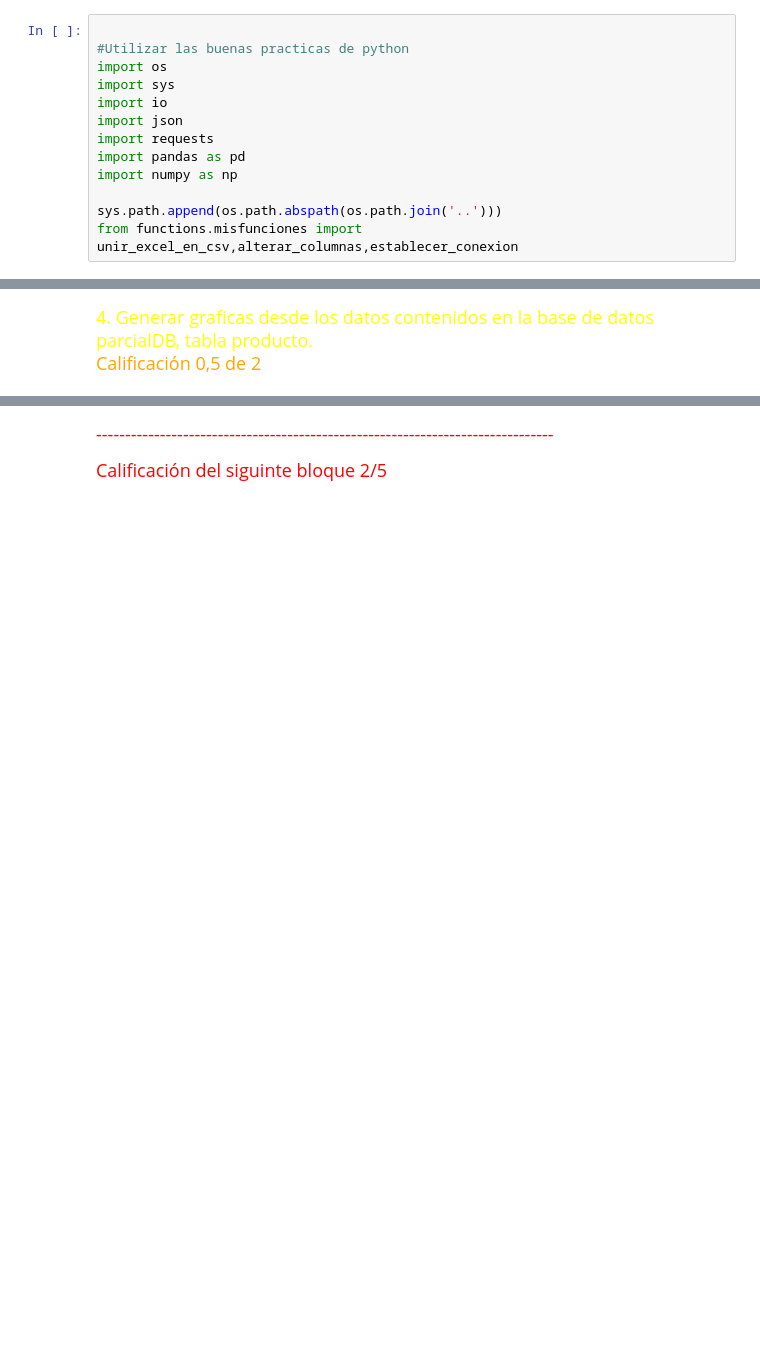
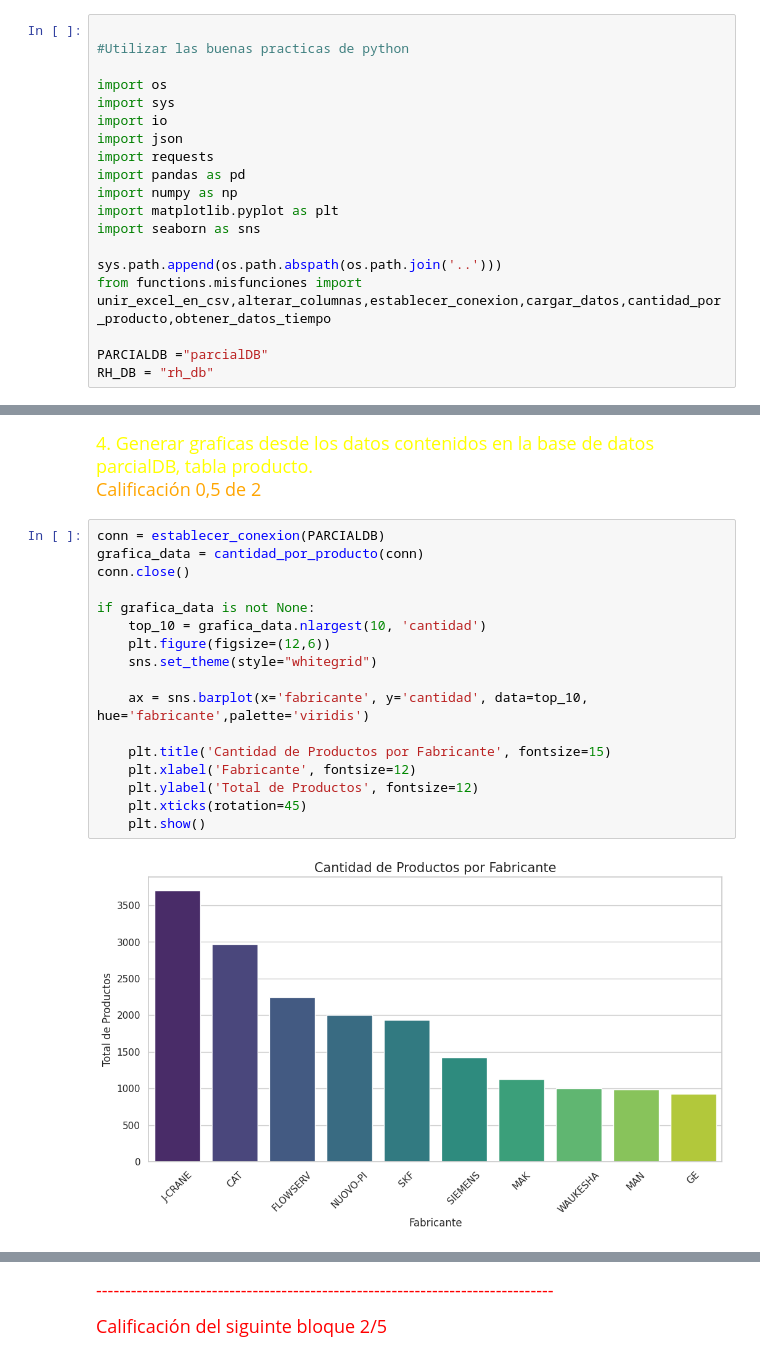
Before and after one commit to juan1jose3/pandas_stuff, a Jupyter notebook: TallerPythonPandas/notebooks/TallerPythonPandas.ipynb, the cells around one changed output, grey strips where cells are left out. Saved outputs shown, nothing was run; the diff lists cells and outputs as text; blank space fills up the shorter version.

```diff
--- a/TallerPythonPandas/notebooks/TallerPythonPandas.ipynb
+++ b/TallerPythonPandas/notebooks/TallerPythonPandas.ipynb
@@ -24,6 +24,7 @@
 # %%
 
 #Utilizar las buenas practicas de python
+
 import os
 import sys
 import io
@@ -31,9 +32,14 @@ import json
 import requests
 import pandas as pd
 import numpy as np
+import matplotlib.pyplot as plt
+import seaborn as sns
 
 sys.path.append(os.path.abspath(os.path.join('..')))
-from functions.misfunciones import unir_excel_en_csv,alterar_columnas,establecer_conexion
+from functions.misfunciones import unir_excel_en_csv,alterar_columnas,establecer_conexion,cargar_datos,cantidad_por_producto,obtener_datos_tiempo
+
+PARCIALDB ="parcialDB"
+RH_DB = "rh_db"
 # %% [markdown]
 <font color="yellow" size = "4" face = "small fonts">2. Leer un archivo.CSV e imprimirlo desde la carpeta data</font></center><br>
 # %%
@@ -277,3 +297,22 @@ NameError: name 'cargar_datos' is not defined
 
 <font color="yellow" size = "4" face = "small fonts">4. Generar graficas desde los datos contenidos en la base de datos parcialDB, tabla producto. </font></center><br>
 <font color="Orange" size = "4" face = "small fonts">Calificación 0,5 de 2 </font></center><br>
+# %%
+conn = establecer_conexion(PARCIALDB)
+grafica_data = cantidad_por_producto(conn)
+conn.close()
+
+if grafica_data is not None:
+    top_10 = grafica_data.nlargest(10, 'cantidad')
+    plt.figure(figsize=(12,6))
+    sns.set_theme(style="whitegrid")
+
+    ax = sns.barplot(x='fabricante', y='cantidad', data=top_10, hue='fabricante',palette='viridis')
+
+    plt.title('Cantidad de Productos por Fabricante', fontsize=15)
+    plt.xlabel('Fabricante', fontsize=12)
+    plt.ylabel('Total de Productos', fontsize=12)
+    plt.xticks(rotation=45)
+    plt.show()
+# %% [output]
+[figure, added]
```
Also changed, not shown: parts of 10 cells of this notebook, 2 other files.
